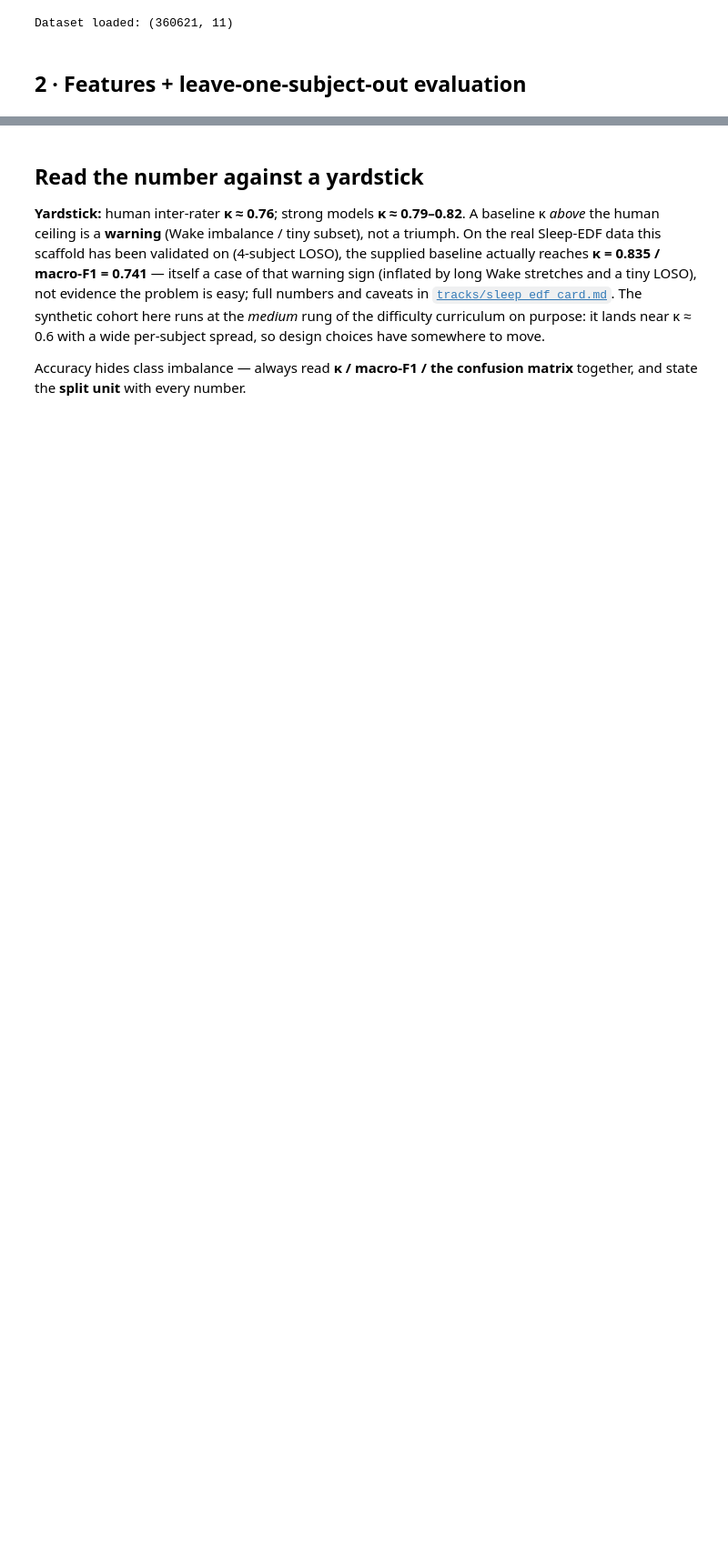
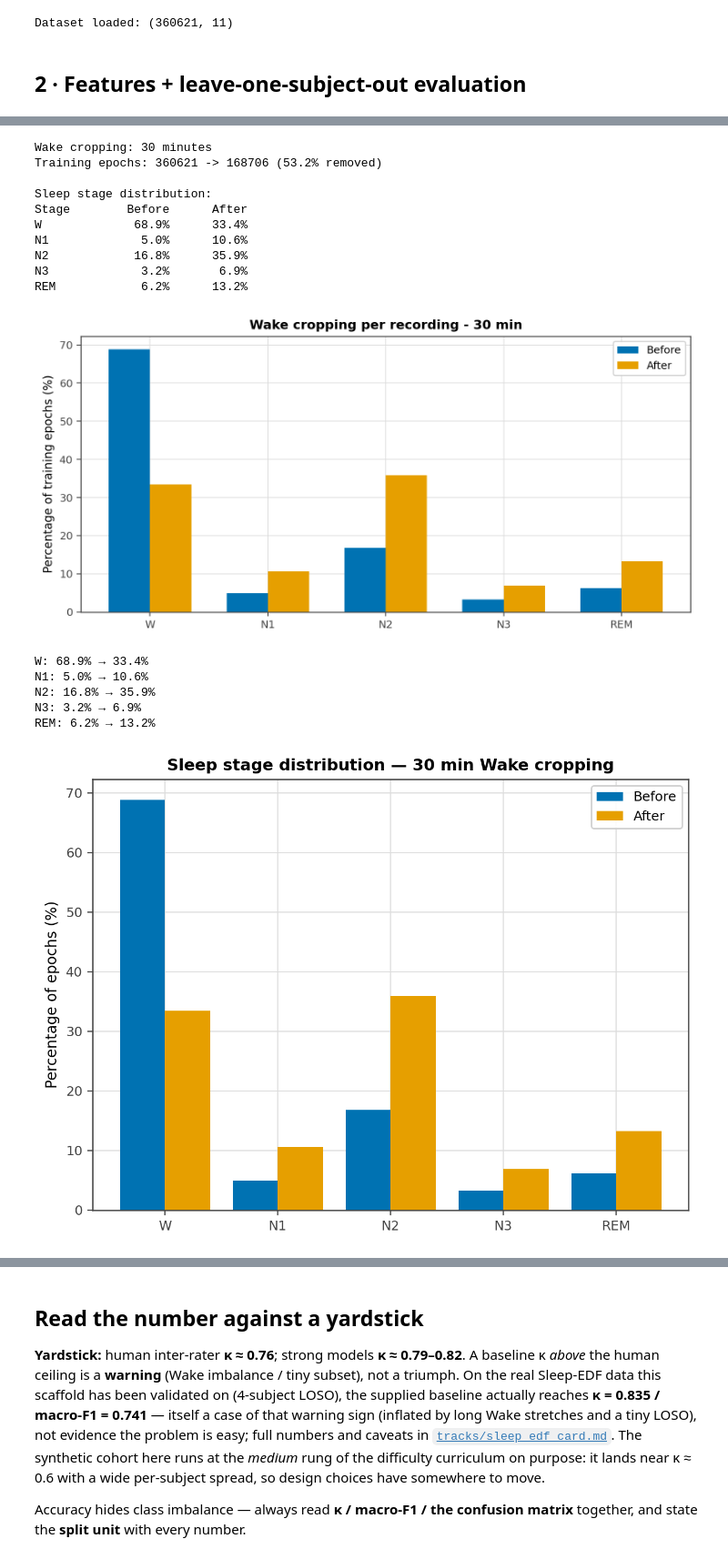
Before and after one commit to hel-fortuny/CM2013_SleepEDF_GroupT1, a Jupyter notebook: track_sleep_edf.ipynb, the cells around one changed output, grey strips where cells are left out. Shown at 91% size. Cells and saved outputs as stored; diff of their text form; code cells hidden in the pictures; blank space fills up the shorter version.

```diff
--- a/track_sleep_edf.ipynb
+++ b/track_sleep_edf.ipynb
@@ -169,27 +274,48 @@ print(f"Reduction: {100 * (1 - len(cropped)/len(y)):.1f}%")
 # %%
 import numpy as np
 import matplotlib.pyplot as plt
 
 stages = ["W", "N1", "N2", "N3", "REM"]
 
 idx = np.arange(len(y))
-cropped = track.crop_wake_epochs(idx, y, groups, margin_min=30)
+
+cropped = track.crop_wake_epochs(
+    idx, y, recording_ids, margin_min=30
+)
 
 before = [100 * np.mean(y == s) for s in stages]
 after = [100 * np.mean(y[cropped] == s) for s in stages]
 
 for s, b, a in zip(stages, before, after):
     print(f"{s}: {b:.1f}% → {a:.1f}%")
 
 x = np.arange(len(stages))
 plt.bar(x - 0.2, before, 0.4, label="Before")
 plt.bar(x + 0.2, after, 0.4, label="After")
 plt.xticks(x, stages)
 plt.ylabel("Percentage of epochs (%)")
 plt.title("Sleep stage distribution — 30 min Wake cropping")
 plt.legend()
 plt.tight_layout()
 plt.show()
+# %% [output]
+Wake cropping: 30 minutes
+Training epochs: 360621 -> 168706 (53.2% removed)
+
+Sleep stage distribution:
+Stage        Before      After
+W             68.9%      33.4%
+N1             5.0%      10.6%
+N2            16.8%      35.9%
+N3             3.2%       6.9%
+REM            6.2%      13.2%
+[figure, added]
+W: 68.9% → 33.4%
+N1: 5.0% → 10.6%
+N2: 16.8% → 35.9%
+N3: 3.2% → 6.9%
+REM: 6.2% → 13.2%
+[figure, added]
 # %%
 import numpy as np
 from sklearn.metrics import cohen_kappa_score, balanced_accuracy_score
```
Also changed, not shown: parts of 8 cells of this notebook, 1 other file.
